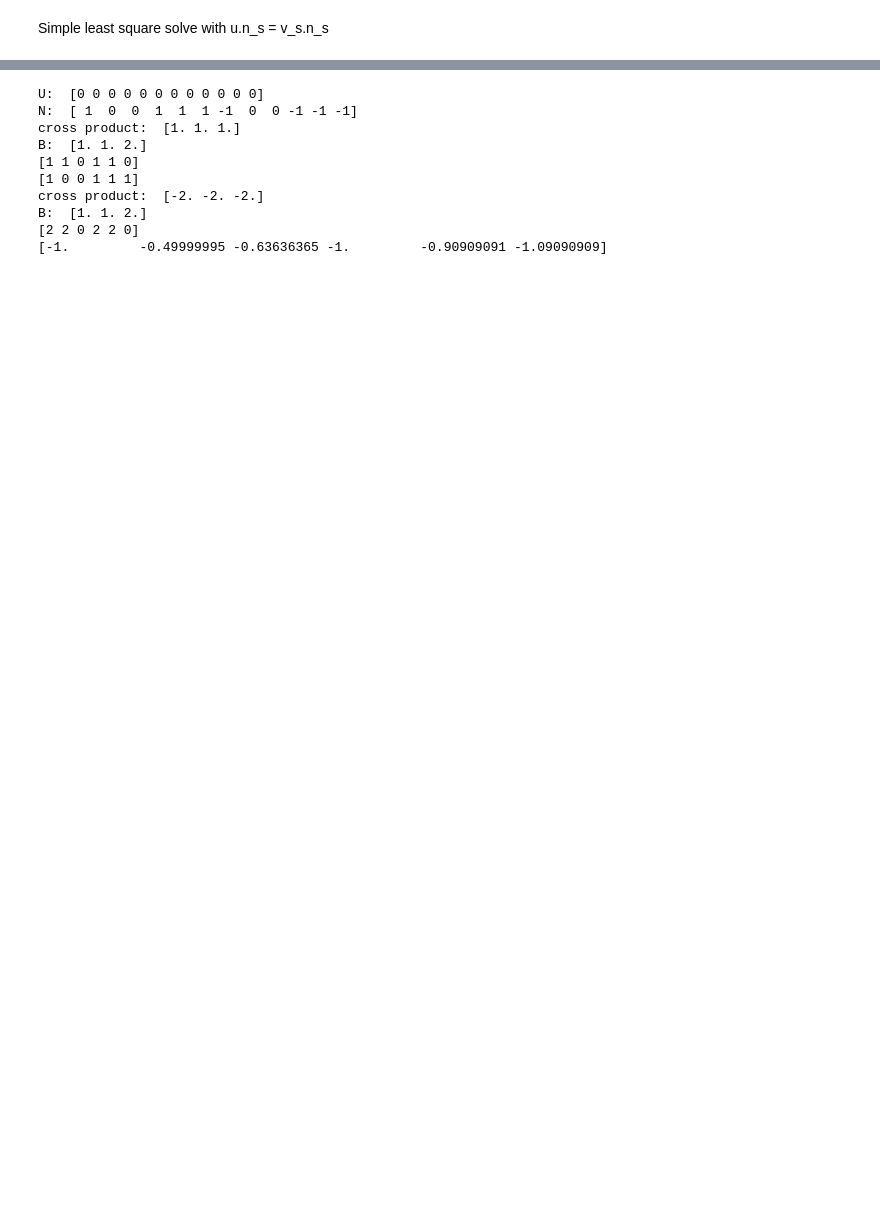
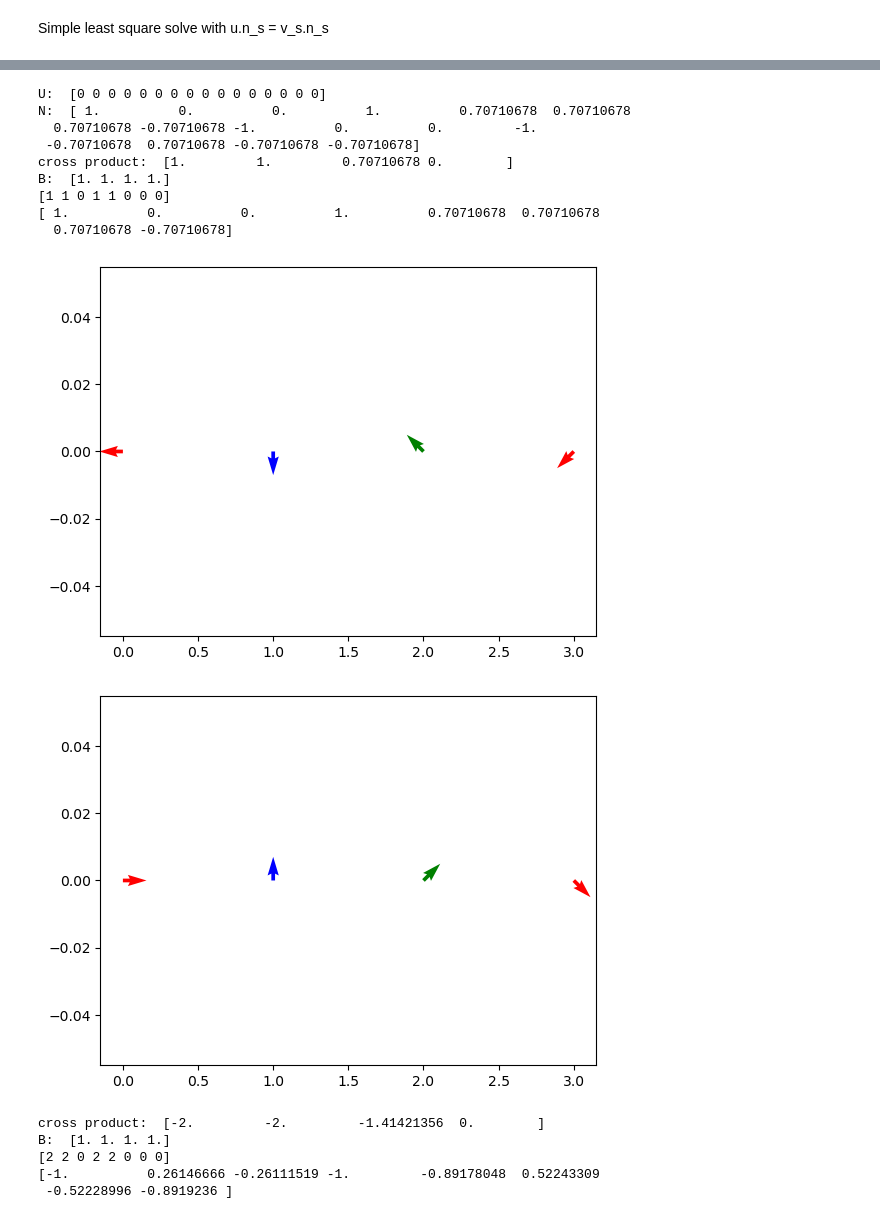
Before and after one commit to 30L2AN0/Wind-project, a Jupyter notebook: optimization.ipynb, the cells around one changed output, grey strips where cells are left out. Saved outputs shown, nothing was run; the diff lists cells and outputs as text; code cells hidden in the pictures; blank space fills up the shorter version.

Commit message:
other direction for gradient

```diff
--- a/optimization.ipynb
+++ b/optimization.ipynb
@@ -7,11 +16,13 @@ import scipy.optimize
 uInit00 = np.array([1, 1])
 uInit01 = np.array([0, 1])
 uInit02 = np.array([1, 0])
-Uinit0 = np.concatenate([uInit00, uInit01, uInit02])
+uInit03 = np.array([0, 0])
+Uinit0 = np.concatenate([uInit00, uInit01, uInit02, uInit03])
 uInit10 = np.array([2, 2])
 uInit11 = np.array([0, 2])
 uInit12 = np.array([2, 0])
-Uinit1 = np.concatenate([uInit10, uInit11, uInit12])
+uInit13 = np.array([0, 0])
+Uinit1 = np.concatenate([uInit10, uInit11, uInit12, uInit13])
 Uinit = np.concatenate([Uinit0, Uinit1])  # chosen intelligently
 
 U = np.array([0]*Uinit.size) # don't know
@@ -19,20 +30,27 @@ print("U: ", U)
 
 n00 = np.array([1, 0])
 n01 = np.array([0, 1])
-n02 = np.array([1, 1])
-N0 = np.concatenate([n00, n01, n02])
+n02 = np.array([np.sqrt(2)/2, np.sqrt(2)/2])
+n03 = np.array([np.sqrt(2)/2, -np.sqrt(2)/2])
+N0 = np.concatenate([n00, n01, n02, n03])
 n10 = np.array([-1, 0])
 n11 = np.array([0, -1])
-n12 = np.array([-1, -1])
-N1 = np.concatenate([n10, n11, n12])
+n12 = np.array([-np.sqrt(2)/2, np.sqrt(2)/2])
+n13 = np.array([-np.sqrt(2)/2, -np.sqrt(2)/2])
+N1 = np.concatenate([n10, n11, n12, n13])
 N = np.concatenate([N0, N1])  # given as such from C++ program
+
 
 print("N: ", N)
 
 V = N  # given as such from C++ program
 
 nbPoints = N0.size // 2  # given as such from C++ program
-nbFrames = N.size // (2 * nbPoints)  # given as such from C++ program
+nbLines = 2
+nbColumns = 2
+nbFrames = N.size // (2 * nbPoints)  # can be deducted
+
+origins = np.array([[i for i in range(nbPoints)], [0]*nbPoints])
 
 #######################################################
 
@@ -40,43 +58,58 @@ nbFrames = N.size // (2 * nbPoints)  # given as such from C++ program
 for frameId in range(nbFrames):
     UinitFrame = Uinit[(2*nbPoints)*frameId:(2*nbPoints)*(frameId+1)]
     NFrame = N[(2*nbPoints)*frameId:(2*nbPoints)*(frameId+1)]
     VFrame = V[(2*nbPoints)*frameId:(2*nbPoints)*(frameId+1)]
     A = np.zeros([nbPoints, 2*nbPoints])
     B = np.zeros([nbPoints])
     for pointId in range(nbPoints):
         A[pointId, 2*pointId:2*(pointId+1)] = NFrame[2*pointId:2*(pointId+1)]
         B[pointId] = np.dot(VFrame[2*pointId:2*(pointId+1)],
                             NFrame[2*pointId:2*(pointId+1)])
 
     print("cross product: ", A @ UinitFrame)
     print("B: ", B)
 
     cons = ({'type': 'eq', 'fun': lambda x:  A @ x - B})
 
     print(UinitFrame)
     if frameId == 0:
         Uframe = V[0:2*nbPoints]
     else:
         def f(x):
             timeGradient = x-U[(2*nbPoints)*(frameId-1):(2*nbPoints)*frameId]
-            firstSpaceDimGradient = x[:2*(nbPoints-1)]-x[2:]
-            secondSpaceDimGradient = 0 # to modify
+            firstSpaceDimGradient = x[:2*(nbPoints-nbColumns)]-x[2*nbColumns:]
+            xWithoutFirtCol = np.array([x[i] for i in range(2 * nbPoints) if i%(2*nbLines)!=0 and i%(2*nbLines)!=1])
+            # print("xWithoutFirtCol", xWithoutFirtCol)
+            xWithoutLastCol = np.array([x[i] for i in range(2 * nbPoints) if i%(2*nbLines)!=(nbLines-2) and i%(2*nbLines)!=(nbLines-1)])
+            secondSpaceDimGradient = xWithoutLastCol - xWithoutFirtCol
             spaceGradient = firstSpaceDimGradient + secondSpaceDimGradient
             return np.sum(timeGradient**2) + np.sum(spaceGradient**2)
         resFrame = scipy.optimize.minimize(f,
                                            UinitFrame,
                                            constraints=cons)
         Uframe = resFrame.x
-    print(Uframe)
+    print("Uframe", Uframe)
+    plt.quiver(*origins, np.array([N1[i] for i in range(2*nbPoints) if i%2==0]),
+                         np.array([N1[i] for i in range(2*nbPoints) if i%2==1]), color=['r','b','g'], scale=21)
+    plt.show()
+    plt.quiver(*origins, np.array([Uframe[i] for i in range(2*nbPoints) if i%2==0]),
+                         np.array([Uframe[i] for i in range(2*nbPoints) if i%2==1]), color=['r','b','g'], scale=21)
+    plt.show()
     U[(2*nbPoints)*frameId:(2*nbPoints)*(frameId+1)] = Uframe
 # %% [output]
-U:  [0 0 0 0 0 0 0 0 0 0 0 0]
-N:  [ 1  0  0  1  1  1 -1  0  0 -1 -1 -1]
-cross product:  [1. 1. 1.]
-B:  [1. 1. 2.]
-[1 1 0 1 1 0]
-[1 0 0 1 1 1]
-cross product:  [-2. -2. -2.]
-B:  [1. 1. 2.]
-[2 2 0 2 2 0]
-[-1.         -0.49999995 -0.63636365 -1.         -0.90909091 -1.09090909]
+U:  [0 0 0 0 0 0 0 0 0 0 0 0 0 0 0 0]
+N:  [ 1.          0.          0.          1.          0.70710678  0.70710678
+  0.70710678 -0.70710678 -1.          0.          0.         -1.
+ -0.70710678  0.70710678 -0.70710678 -0.70710678]
+cross product:  [1.         1.         0.70710678 0.        ]
+B:  [1. 1. 1. 1.]
+[1 1 0 1 1 0 0 0]
+[ 1.          0.          0.          1.          0.70710678  0.70710678
+  0.70710678 -0.70710678]
+[figure, added]
+[figure, added]
+cross product:  [-2.         -2.         -1.41421356  0.        ]
+B:  [1. 1. 1. 1.]
+[2 2 0 2 2 0 0 0]
+[-1.          0.26146666 -0.26111519 -1.         -0.89178048  0.52243309
+ -0.52228996 -0.8919236 ]
```
Also changed, not shown: parts of 3 cells of this notebook.
